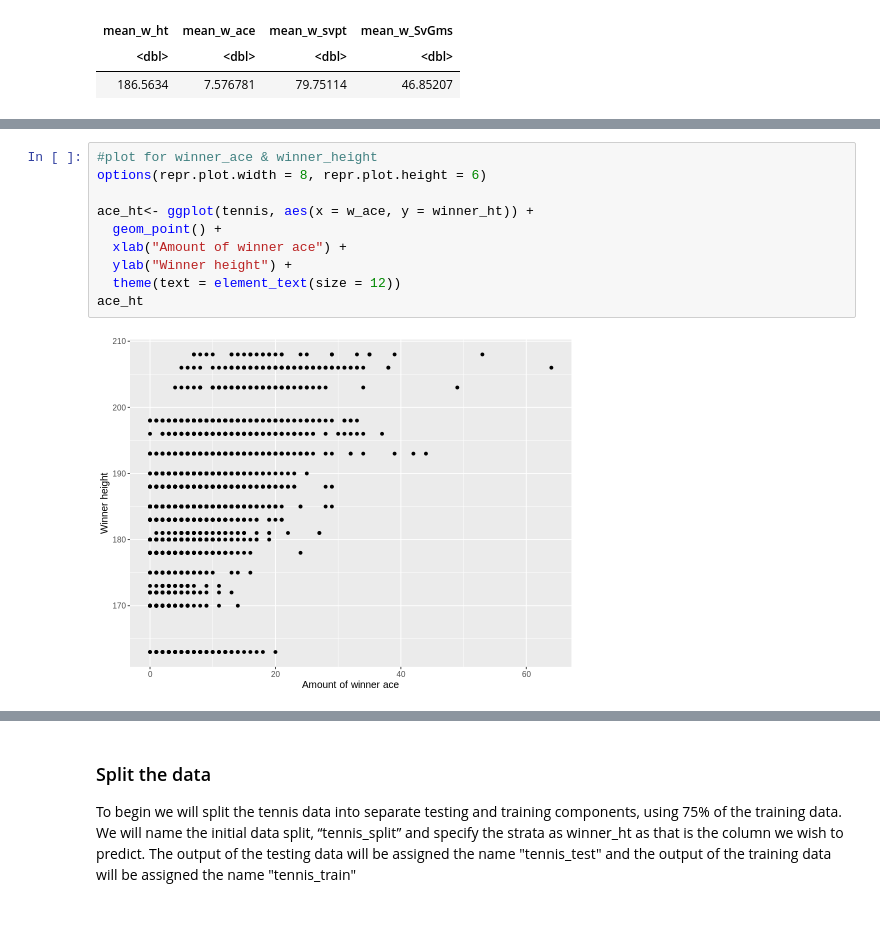
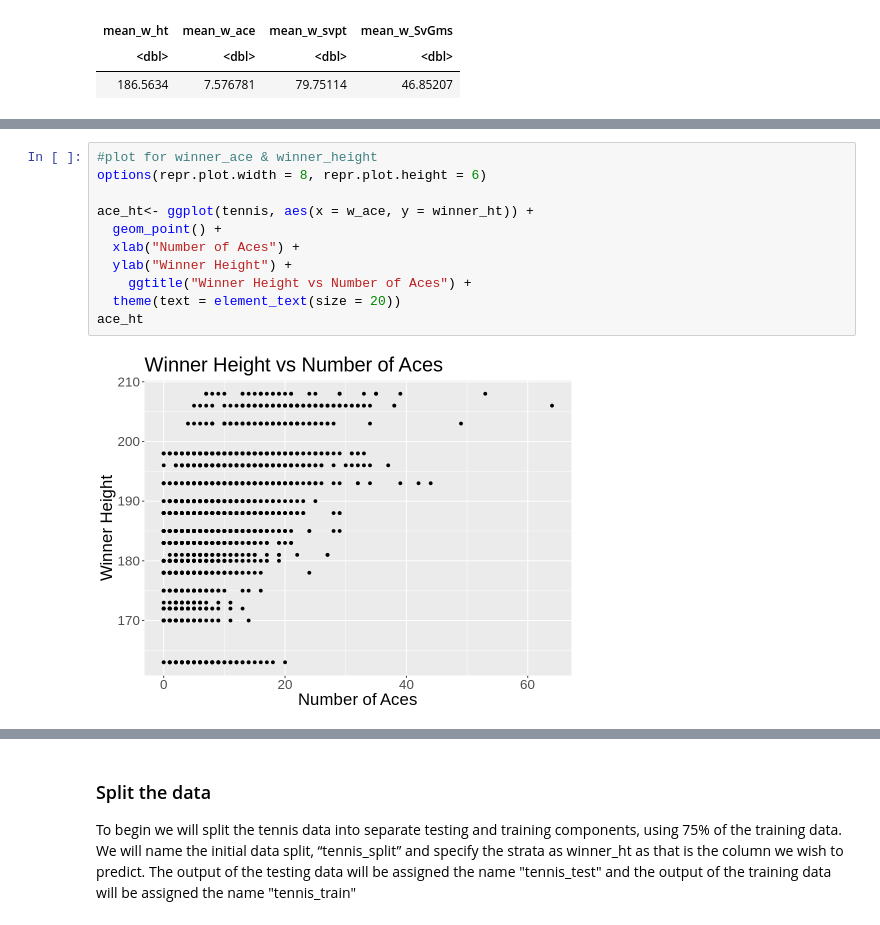
Before and after one commit to Tom0809/Group-Project, a Jupyter notebook: Group Project.ipynb, the cells around one changed output, grey strips where cells are left out. Drawn from its saved outputs; the diff is of its cells as text.

```diff
--- a/Group Project.ipynb
+++ b/Group Project.ipynb
@@ -150,15 +159,16 @@ Finally, we will create a workflow that includes the new recipe (tennis_recipe)
 # %%
 #plot for winner_ace & winner_height
 options(repr.plot.width = 8, repr.plot.height = 6)
 
 ace_ht<- ggplot(tennis, aes(x = w_ace, y = winner_ht)) +
   geom_point() +
-  xlab("Amount of winner ace") +
-  ylab("Winner height") +
-  theme(text = element_text(size = 12))
+  xlab("Number of Aces") +
+  ylab("Winner Height") +
+    ggtitle("Winner Height vs Number of Aces") +
+  theme(text = element_text(size = 20))
 ace_ht
 # %% [output]
-[figure, old version]
+[figure, new version]
 # %%
 #plot for winner_rank & winner_height
 
```
Also changed, not shown: parts of 20 cells of this notebook.
